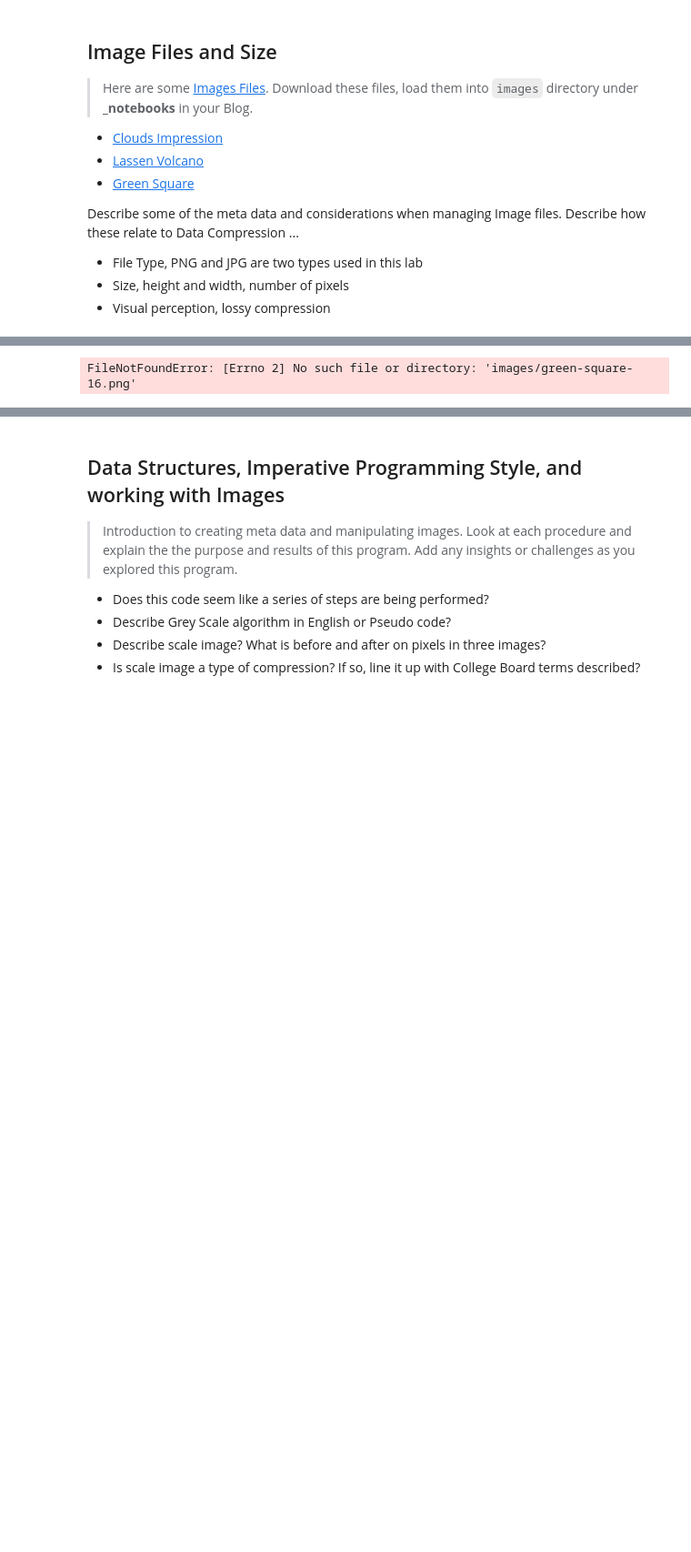
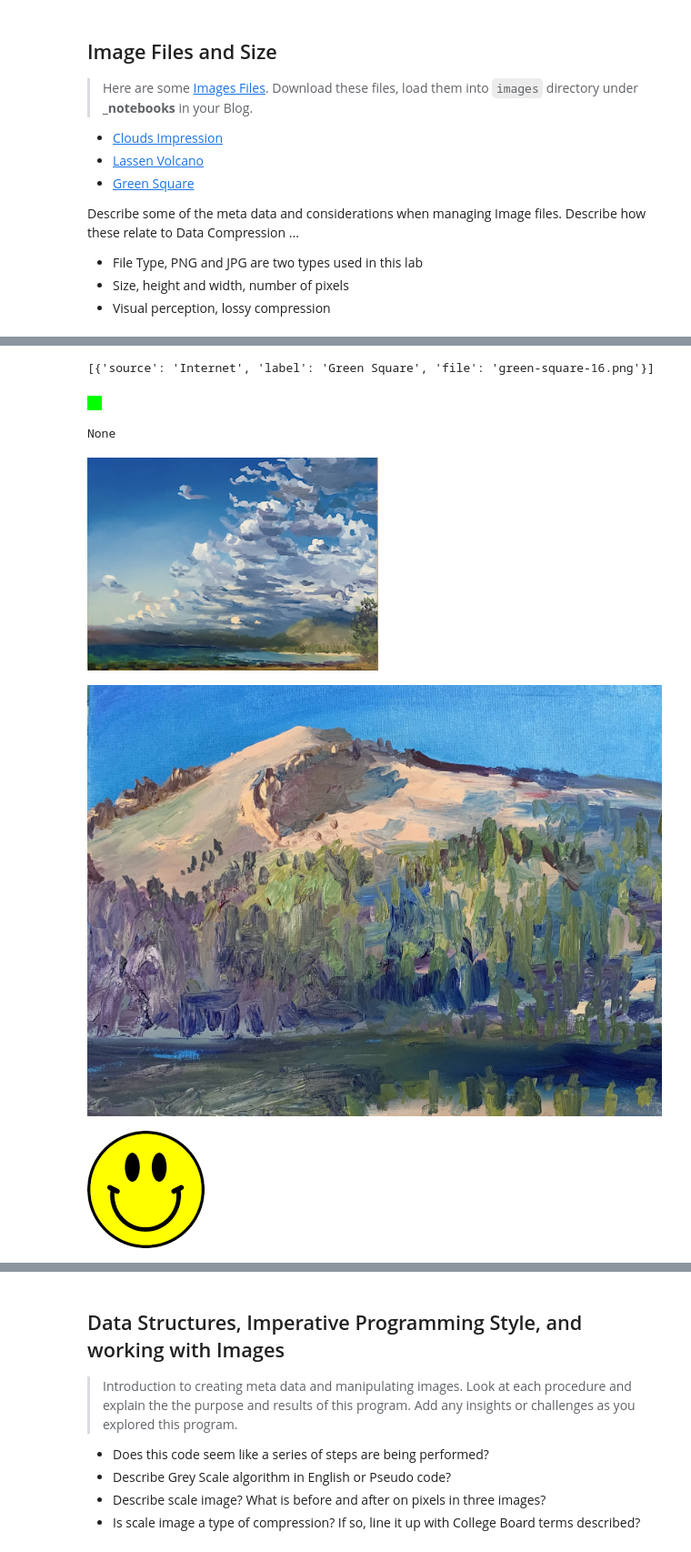
Before and after one commit to lwu1822/fastpages, a Jupyter notebook: _notebooks/2023-03-06-CSP-w25-unit2_2.ipynb, the cells around one changed output, grey strips where cells are left out. Shown at 91% size. Cells and saved outputs as stored; diff of their text form; code cells hidden in the pictures; blank space fills up the shorter version.

Commit message:
CSP-w25-unit2_2.ipynb _notebooks/images/(see commit for img) _notebooks/images/CSP/CSP-w25-unit2_2-mcScore.jpg

```diff
--- a/_notebooks/2023-03-06-CSP-w25-unit2_2.ipynb
+++ b/_notebooks/2023-03-06-CSP-w25-unit2_2.ipynb
@@ -47,35 +58,41 @@ Provide what you observed, struggled with, or leaned while playing with this cod
 
 from IPython.display import Image, display
 from pathlib import Path  # https://medium.com/@ageitgey/python-3-quick-tip-the-easy-way-to-deal-with-file-paths-on-windows-mac-and-linux-11a072b58d5f
 
 # prepares a series of images
 def image_data(path=Path("images/"), images=None):  # path of static images is defaulted
     if images is None:  # default image
         images = [
             {'source': "Peter Carolin", 'label': "Clouds Impression", 'file': "clouds-impression.png"},
-            {'source': "Peter Carolin", 'label': "Lassen Volcano", 'file': "lassen-volcano.jpg"}
+            {'source': "Peter Carolin", 'label': "Lassen Volcano", 'file': "lassen-volcano-original.jpg"},
+            {'source': "Peter Carolin", 'label': "Lassen Volcano", 'file': "happyFace.png"}
         ]
     for image in images:
         # File to open
         image['filename'] = path / image['file']  # file with path
     return images
 
 def image_display(images):
     for image in images:
         display(Image(filename=image['filename']))
 
 
 # Run this as standalone tester to see sample data printed in Jupyter terminal
 if __name__ == "__main__":
     # print parameter supplied image
     green_square = image_data(images=[{'source': "Internet", 'label': "Green Square", 'file': "green-square-16.png"}])
     image_display(green_square)
 
     # display default images from image_data()
     default_images = image_data()
     image_display(default_images)
 # %% [output]
-FileNotFoundError: [Errno 2] No such file or directory: 'images/green-square-16.png'
+[{'source': 'Internet', 'label': 'Green Square', 'file': 'green-square-16.png'}]
+[figure, added]
+None
+[figure, added]
+[figure, added]
+[figure, added]
 # %% [markdown]
 ## Reading and Encoding Images (2 implementations follow)
 
```
Also changed, not shown: parts of 7 cells of this notebook, 7 other files.
